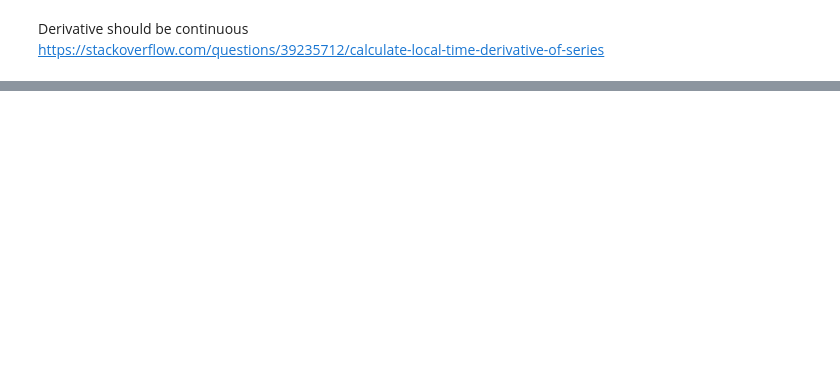
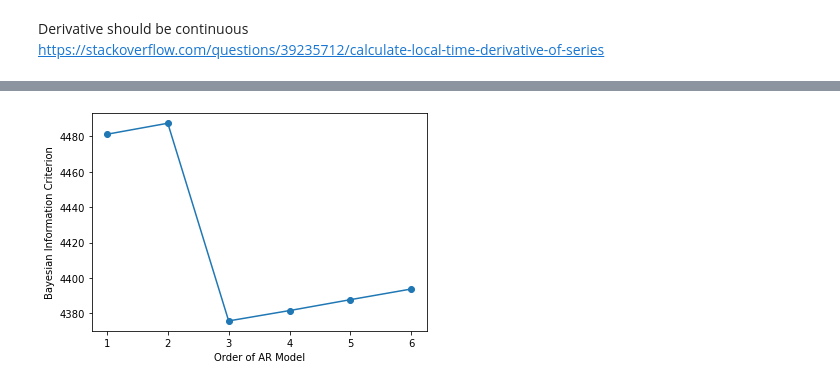
Before and after one commit to kustex/arinti_ews_usecase, a Jupyter notebook: arinti_EWS_notebook.ipynb, the cells around one changed output, grey strips where cells are left out. Cells and saved outputs as stored; diff of their text form; code cells hidden in the pictures; blank space fills up the shorter version.

```diff
--- a/arinti_EWS_notebook.ipynb
+++ b/arinti_EWS_notebook.ipynb
@@ -394,0 +467,21 @@ https://stackoverflow.com/questions/39235712/calculate-local-time-derivative-of-
+# %%
+# Import the module for estimating an ARMA model
+from statsmodels.tsa.arima_model import ARMA
+import warnings
+warnings.filterwarnings("ignore")
+
+# Fit the data to an AR(p) for p = 0,...,6 , and save the BIC
+BIC = np.zeros(7)
+for p in range(7):
+    mod = ARMA(df1743["HR"], order=(p,0))
+    res = mod.fit()
+# Save BIC for AR(p)
+    BIC[p] = res.bic
+
+# Plot the BIC as a function of p
+plt.plot(range(1,7), BIC[1:7], marker='o')
+plt.xlabel('Order of AR Model')
+plt.ylabel('Bayesian Information Criterion')
+plt.show()
+# %% [output]
+[figure, added]
```
Also changed, not shown: parts of 15 cells of this notebook.
